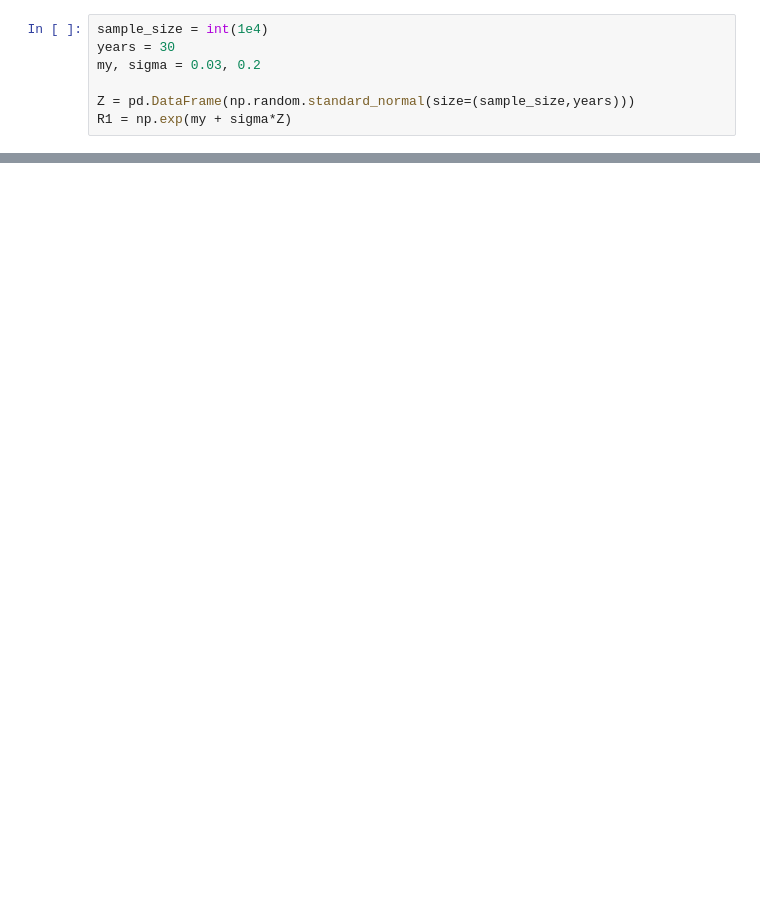
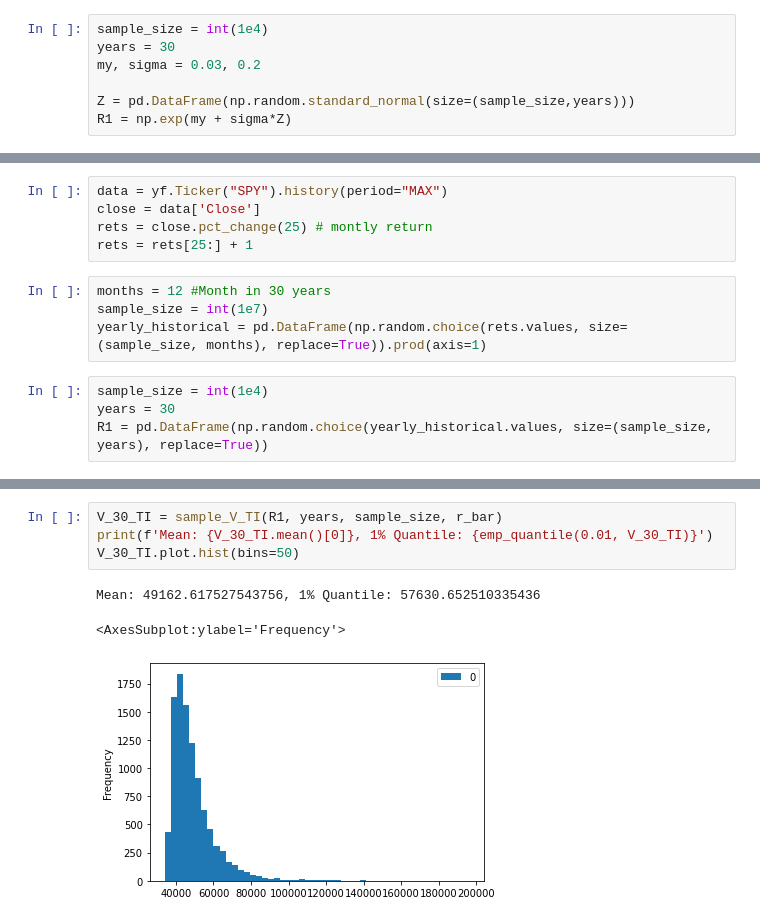
Before and after one commit to taariqnazar/Risk_management, a Jupyter notebook: HW2.ipynb, the cells around one changed output, grey strips where cells are left out. Saved outputs shown, nothing was run; the diff lists cells and outputs as text; blank space fills up the shorter version.

```diff
--- a/HW2.ipynb
+++ b/HW2.ipynb
@@ -119,0 +167,13 @@ sample_lev.plot.hist(bins=50)
+# %%
+data = yf.Ticker("SPY").history(period="MAX")
+close = data['Close']
+rets = close.pct_change(25) # montly return
+rets = rets[25:] + 1
+# %%
+months = 12 #Month in 30 years
+sample_size = int(1e7)
+yearly_historical = pd.DataFrame(np.random.choice(rets.values, size=(sample_size, months), replace=True)).prod(axis=1)
+# %%
+sample_size = int(1e4)
+years = 30
+R1 = pd.DataFrame(np.random.choice(yearly_historical.values, size=(sample_size, years), replace=True))
@@ -119,0 +206,8 @@ sample_lev.plot.hist(bins=50)
+# %%
+V_30_TI = sample_V_TI(R1, years, sample_size, r_bar)
+print(f'Mean: {V_30_TI.mean()[0]}, 1% Quantile: {emp_quantile(0.01, V_30_TI)}')
+V_30_TI.plot.hist(bins=50)
+# %% [output]
+Mean: 49162.617527543756, 1% Quantile: 57630.652510335436
+<AxesSubplot:ylabel='Frequency'>
+[figure, added]
```
Also changed, not shown: parts of 14 cells of this notebook, 1 other file.
